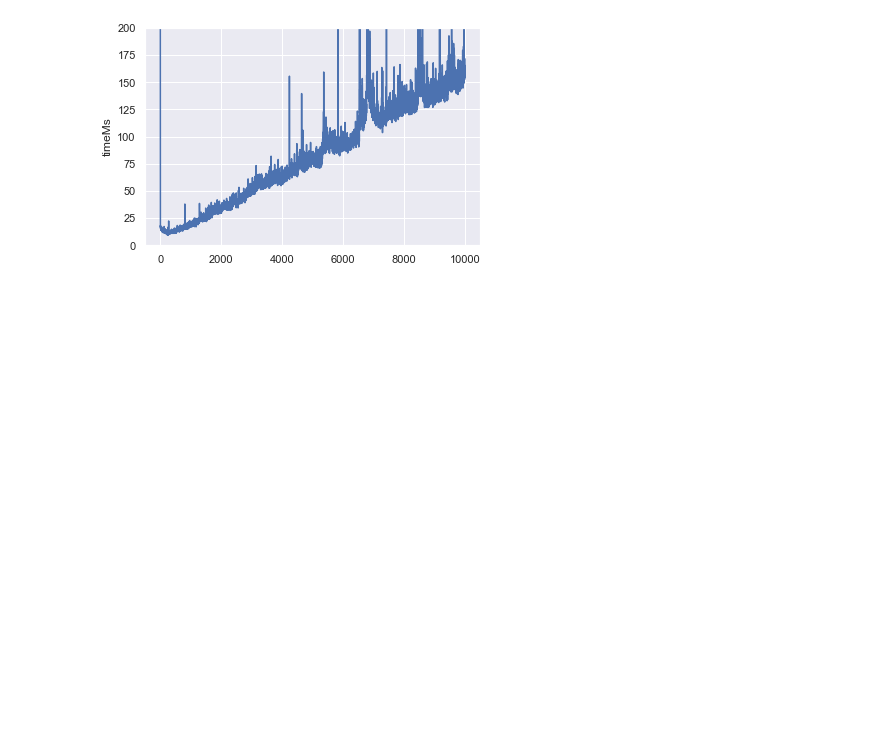
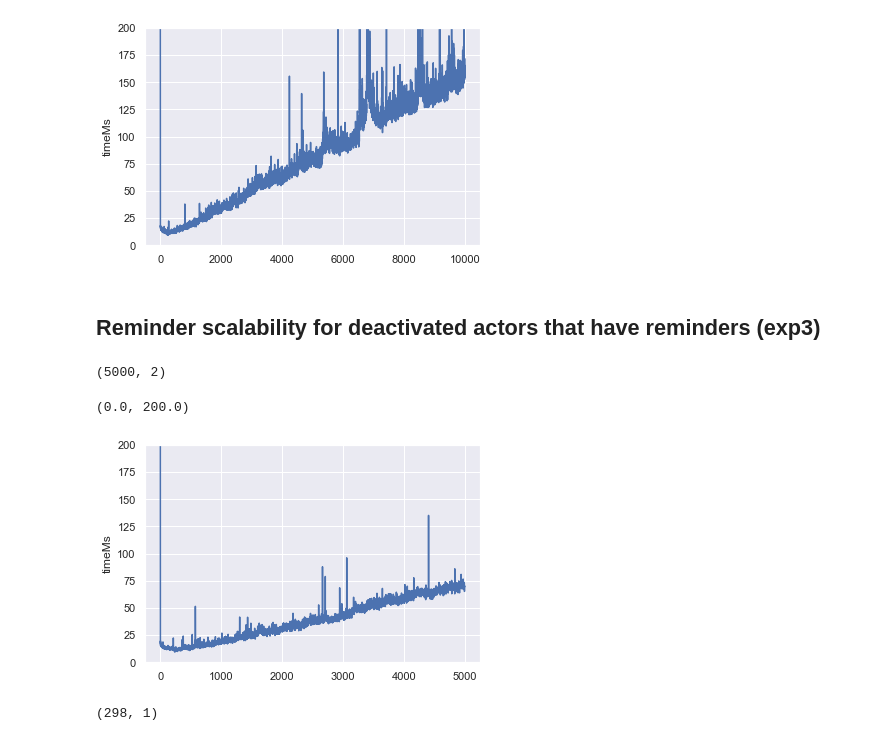
Before and after one commit to MoeweX/java-sdk, a Jupyter notebook: examples/experiments/plot.ipynb, the cells around one changed output. Saved outputs shown, nothing was run; the diff lists cells and outputs as text; code cells hidden in the pictures; blank space fills up the shorter version.

```diff
--- a/examples/experiments/plot.ipynb
+++ b/examples/experiments/plot.ipynb
@@ -52,3 +52,22 @@ ax.set_ylim(0, 200)
 # %% [output]
 (0.0, 200.0)
 [figure]
+# %% [markdown]
+## Reminder scalability for deactivated actors that have reminders (exp3)
+# %%
+df_exp3 = pd.read_csv('exp3.csv', sep=';')
+df_exp3.shape
+# %% [output]
+(5000, 2)
+# %%
+df_exp3['timeMs'] = df_exp3['timeNs'] / 1000 / 1000
+ax = sns.lineplot(data=df_exp3['timeMs'])
+ax.set_ylim(0, 200)
+# %% [output]
+(0.0, 200.0)
+[figure, added]
+# %%
+df_exp3_ri = pd.read_csv('exp3-ri.csv', sep=';', )
+df_exp3_ri.shape
+# %% [output]
+(298, 1)
```
Also changed, not shown: parts of 1 cell of this notebook, 9 other files.
